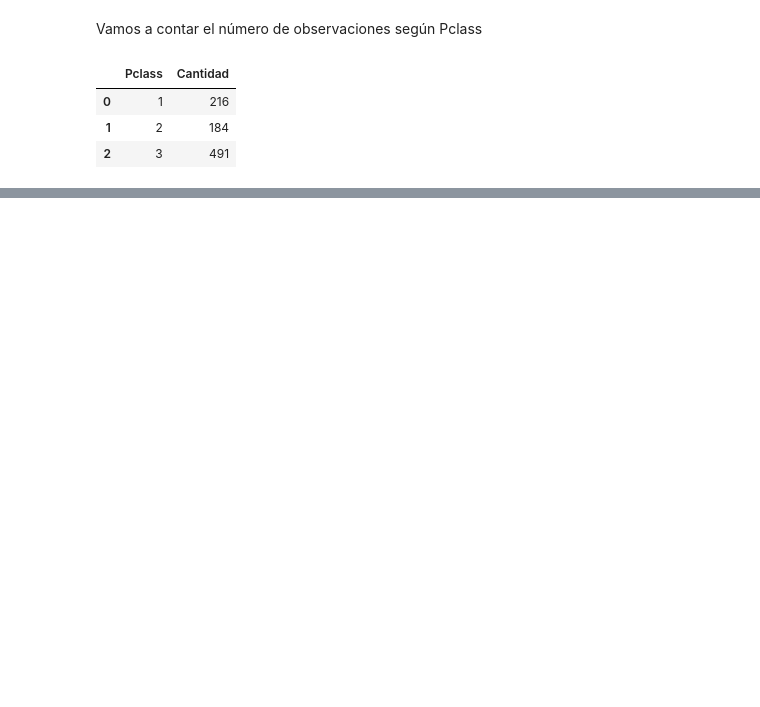
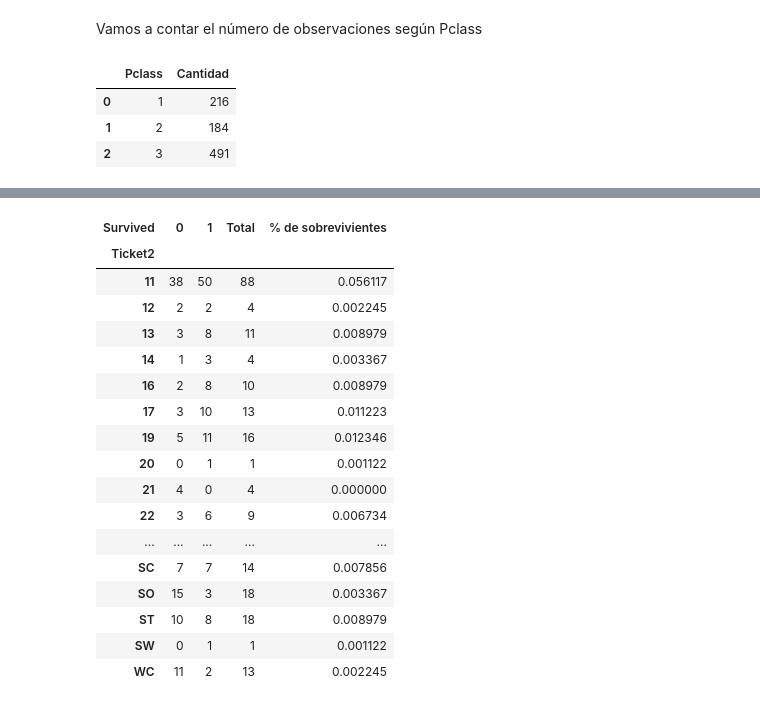
Before and after one commit to loreto73/Titanic, a Jupyter notebook: k_titanic.ipynb, the cells around one changed output, grey strips where cells are left out. Saved outputs shown, nothing was run; the diff lists cells and outputs as text; code cells hidden in the pictures; blank space fills up the shorter version.

```diff
--- a/k_titanic.ipynb
+++ b/k_titanic.ipynb
@@ -123,0 +163,26 @@ df.groupby(["PassengerId"])["PassengerId"].count().reset_index(name="Cantidad")
+# %%
+Ticket = df.groupby(["Survived", "Ticket2"])["Survived"].count().reset_index(name="Cantidad")
+# %%
+tabla1 = Ticket.pivot_table(index='Ticket2', columns='Survived', values='Cantidad', aggfunc='sum', fill_value=0)
+tabla1['Total'] = (tabla1[0] + tabla1[1])
+tabla1["% de sobrevivientes"] = (tabla1[1] / tabla1['Total'].sum())
+tabla1
+# %% [output]
+| Survived | 0 | 1 | Total | % de sobrevivientes |
+| Ticket2 |  |  |  |  |
+| 11 | 38 | 50 | 88 | 0.056117 |
+| 12 | 2 | 2 | 4 | 0.002245 |
+| 13 | 3 | 8 | 11 | 0.008979 |
+| 14 | 1 | 3 | 4 | 0.003367 |
+| 16 | 2 | 8 | 10 | 0.008979 |
+| 17 | 3 | 10 | 13 | 0.011223 |
+| 19 | 5 | 11 | 16 | 0.012346 |
+| 20 | 0 | 1 | 1 | 0.001122 |
+| 21 | 4 | 0 | 4 | 0.000000 |
+| 22 | 3 | 6 | 9 | 0.006734 |
+| ... | ... | ... | ... | ... |
+| SC | 7 | 7 | 14 | 0.007856 |
+| SO | 15 | 3 | 18 | 0.003367 |
+| ST | 10 | 8 | 18 | 0.008979 |
+| SW | 0 | 1 | 1 | 0.001122 |
+| WC | 11 | 2 | 13 | 0.002245 |
```
Also changed, not shown: parts of 23 cells of this notebook.
